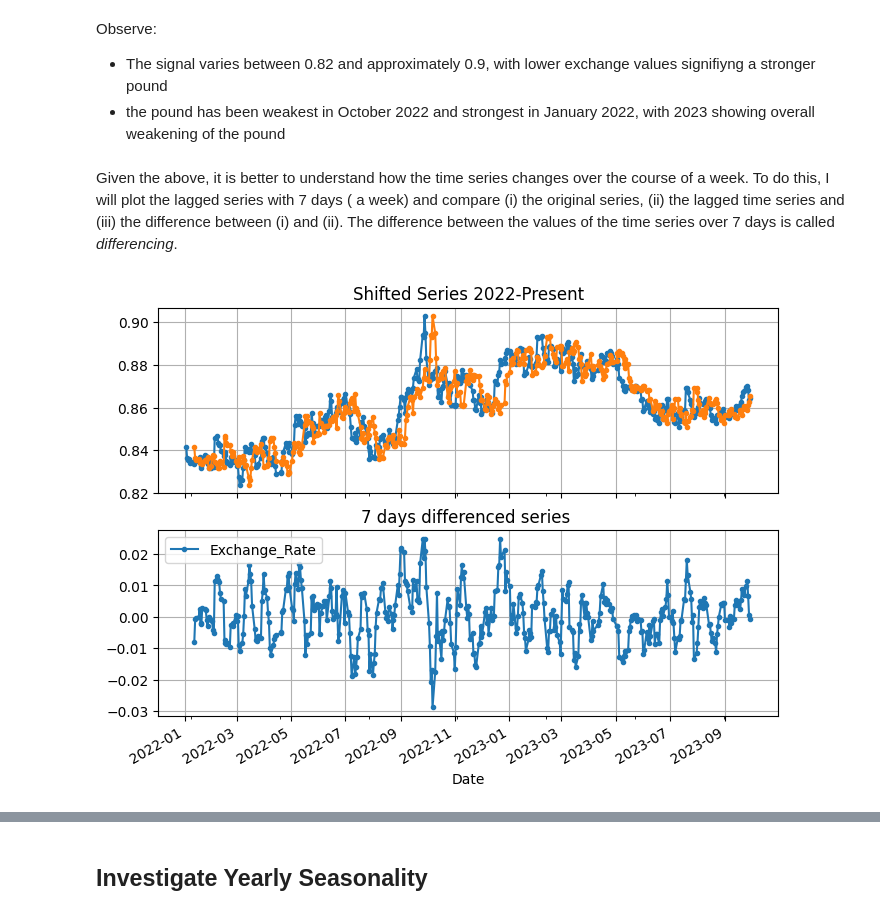
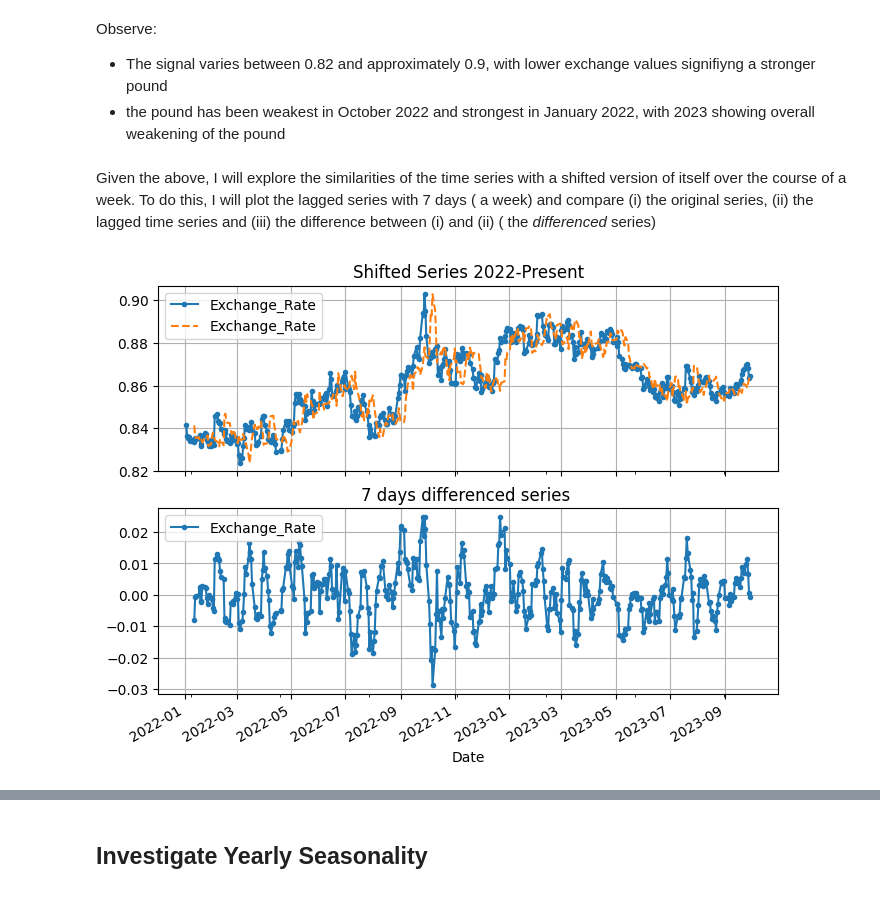
Before and after one commit to Geist2307/GBP-EUR-Exchange-Rate-Forecast, a Jupyter notebook: ForecastingGBP.ipynb, the cells around one changed output, grey strips where cells are left out. Cells and saved outputs as stored; diff of their text form; code cells hidden in the pictures.

```diff
--- a/ForecastingGBP.ipynb
+++ b/ForecastingGBP.ipynb
@@ -437,18 +614,18 @@ Observe:
 - The signal varies between 0.82 and approximately 0.9, with lower exchange values signifiyng a stronger pound
 - the pound has been weakest in October 2022 and strongest in January 2022, with 2023 showing overall weakening of the pound
 # %% [markdown]
-Given the above, it is better to understand how the time series changes over the course of a week. To do this, I will plot the lagged series with 7 days ( a week) and compare (i) the original series, (ii) the lagged time series and (iii) the difference between (i) and (ii). The difference between the values of the time series over 7 days is called _differencing_.
+Given the above, I will explore the similarities of the time series with a shifted version of itself over the course of a week. To do this, I will plot the lagged series with 7 days ( a week) and compare (i) the original series, (ii) the lagged time series and (iii) the difference between (i) and (ii) ( the _differenced_ series)
 # %%
 ##this is the diffenced time series
 diff_week = df_2022onwards.diff(7)
 # %%
 fig, axs = plt.subplots(2, 1, sharex=True, figsize=(8, 6)) ##Sharex ensures the plot share the same x axis
-df_2022onwards.plot(ax=axs[0], grid=True, marker=".", legend=False,  title="Shifted Series 2022-Present") ##plot the original data
-df_2022onwards.shift(7).plot(ax=axs[0], grid=True, marker=".", legend=False) ##plot the data shifted by 7 days (one week)
+df_2022onwards.plot(ax=axs[0], grid=True, marker=".", legend="Original",  title="Shifted Series 2022-Present") ##plot the original data
+df_2022onwards.shift(7).plot(ax=axs[0], grid=True, linestyle='dashed', legend="Shifted") ##plot the data shifted by 7 days (one week)
 diff_week.plot(ax=axs[1], grid=True, marker=".", title="7 days differenced series ") ##plot the differenced data
 plt.show()
 # %% [output]
-[figure, old version]
+[figure, new version]
 # %% [markdown]
 Observe :
 
```
Also changed, not shown: parts of 207 cells of this notebook, 2 other files.
